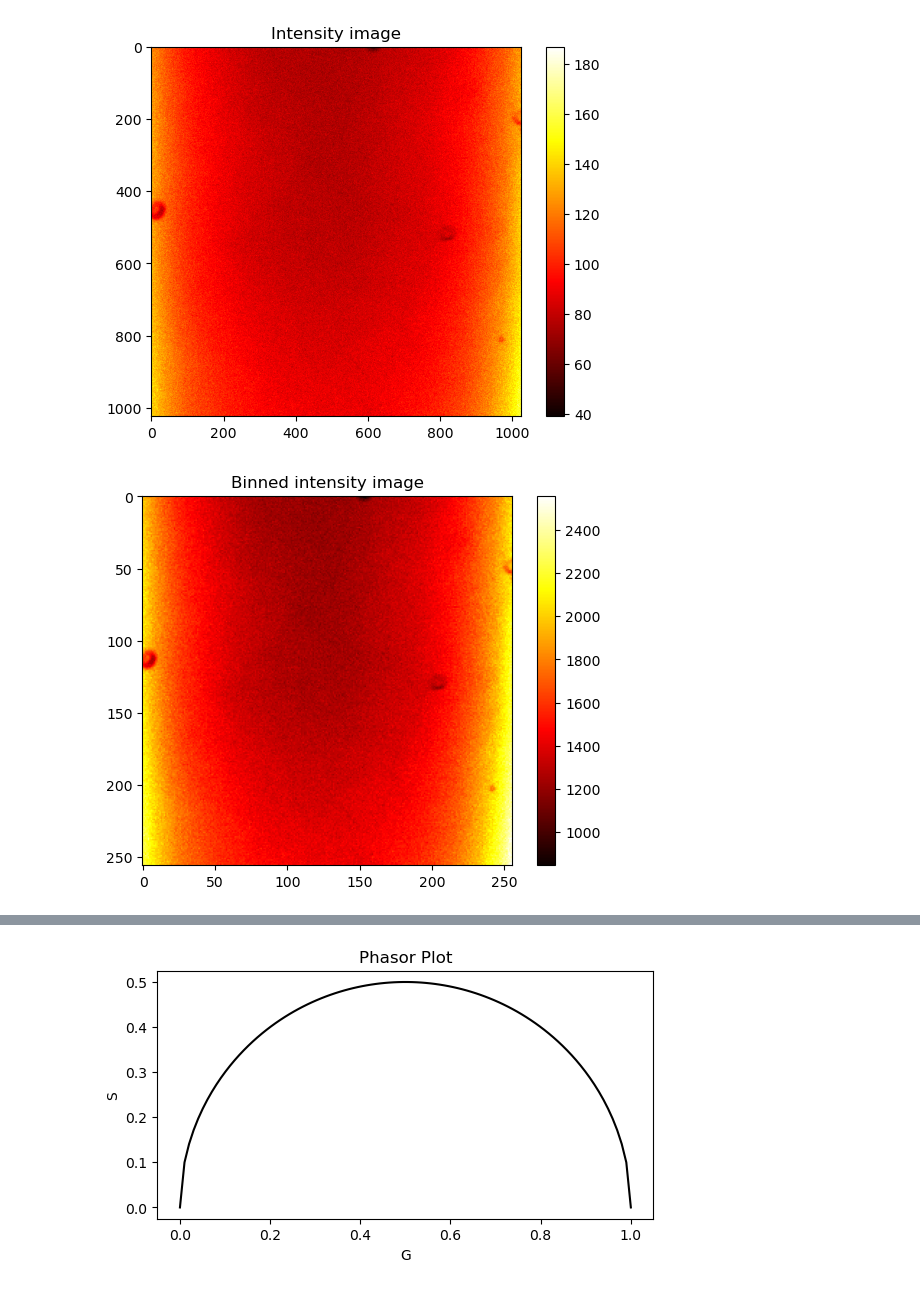
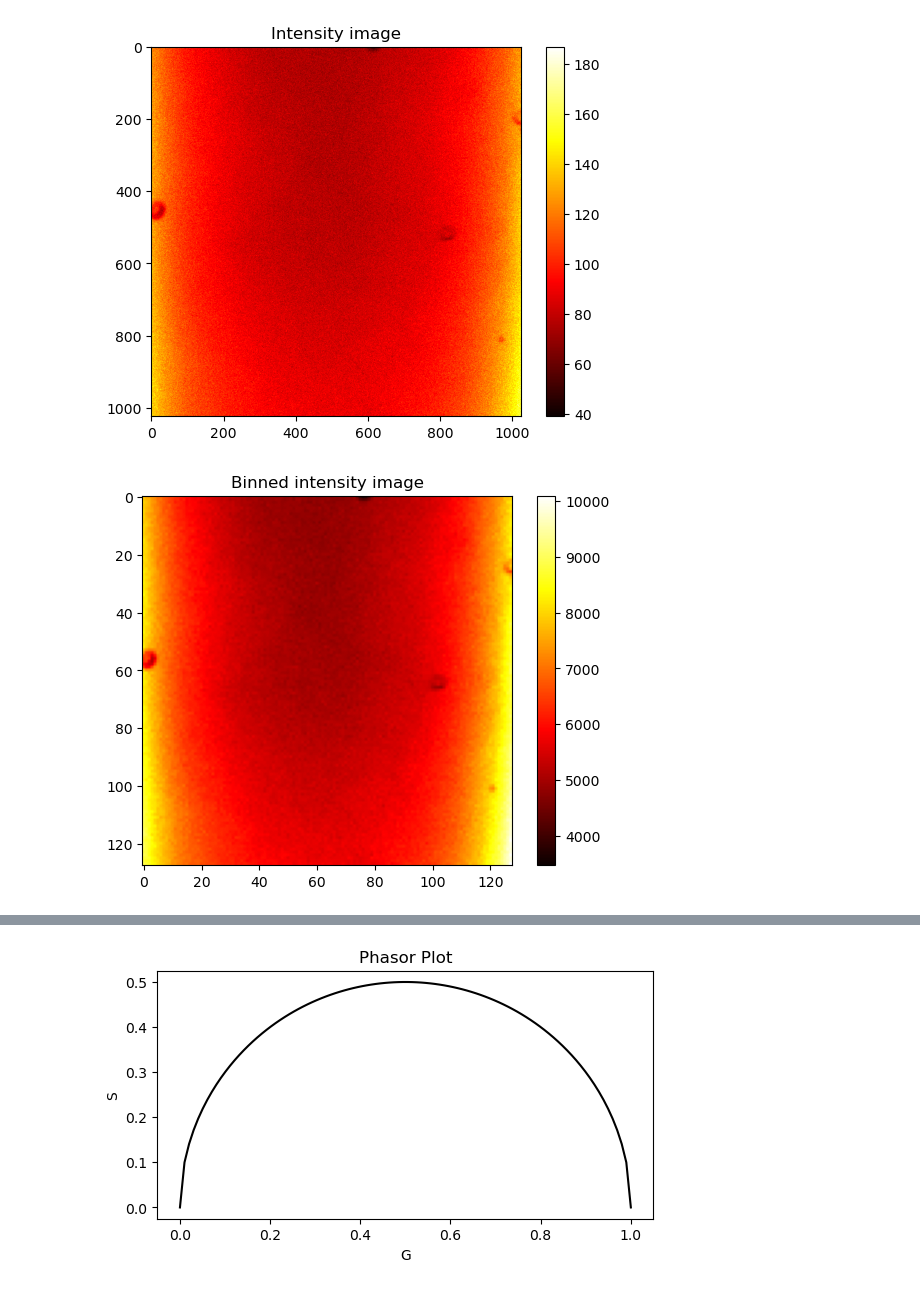
Before and after one commit to IPHYS-BIF/Animal_course_2024_jupiter_notebook, a Jupyter notebook: animal_course_2024/FLIM_notebooks.ipynb, the cells around one changed output, grey strips where cells are left out. Saved outputs shown, nothing was run; the diff lists cells and outputs as text; code cells hidden in the pictures.

```diff
--- a/animal_course_2024/FLIM_notebooks.ipynb
+++ b/animal_course_2024/FLIM_notebooks.ipynb
@@ -99,17 +97,17 @@ plt.show()
 # %%
 # Bin the data in x, y to increase the photon count
 # Bin factor
-bin_factor = 4
+bin_factor = 8
 # Bin the data according to the bin factor
 binned_image = intensity_image.reshape((intensity_image.shape[0] // bin_factor, bin_factor,
                                   intensity_image.shape[1] // bin_factor, bin_factor)).sum(axis=(1, 3))
 # Plot the binned image
 plt.imshow(binned_image, cmap='hot')
 plt.colorbar()
 plt.title("Binned intensity image")
 plt.show()
 # %% [output]
-[figure, old version]
+[figure, new version]
 # %%
 # Plot the flourescence lifetime decay for a pixel and binned data
 # Create a time array for the x-axis
```
Also changed, not shown: parts of 16 cells of this notebook, 5 other files.
